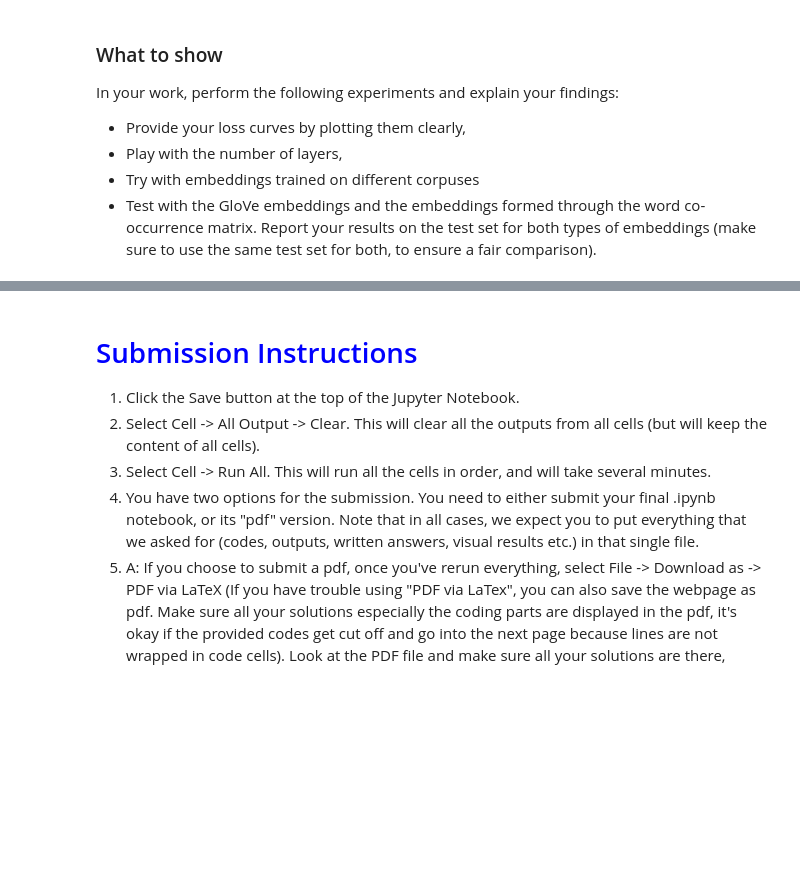
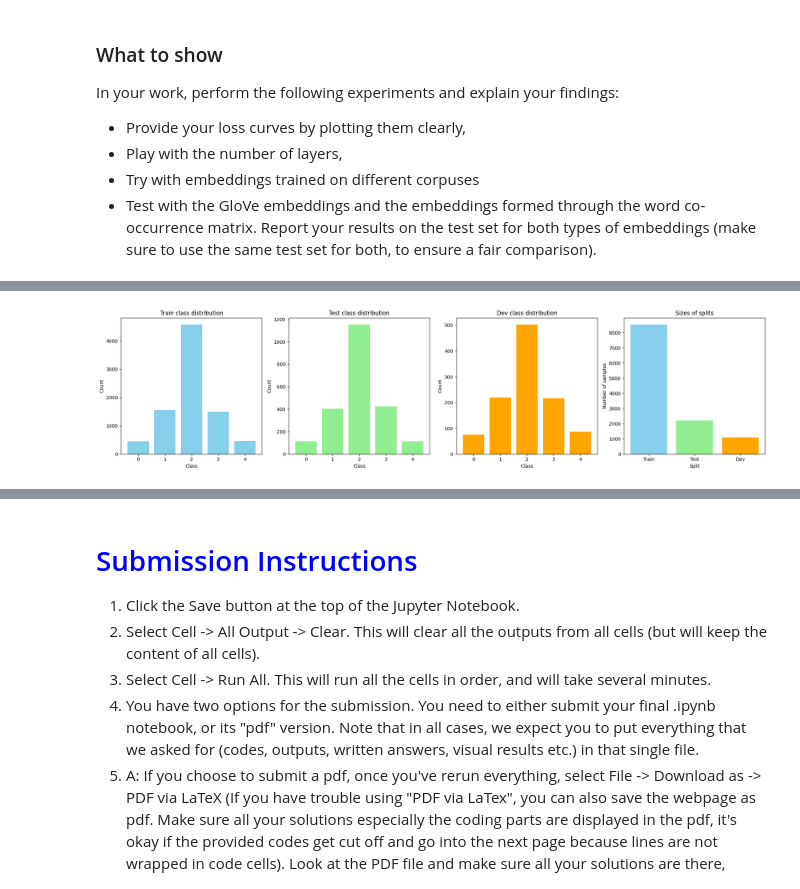
Before and after one commit to Alirzeanoroozi/DL_Assignments, a Jupyter notebook: Assignment 1/anoroozi_assignment1.ipynb, the cells around one changed output, grey strips where cells are left out. Saved outputs shown, nothing was run; the diff lists cells and outputs as text; code cells hidden in the pictures; blank space fills up the shorter version.

```diff
--- a/Assignment 1/anoroozi_assignment1.ipynb
+++ b/Assignment 1/anoroozi_assignment1.ipynb
@@ -643,0 +976,86 @@ In your work, perform the following experiments and explain your findings:
+# %%
+print("Loading data")
+splits = load_sst_data()
+train_data = splits[1]
+test_data = splits[2]
+dev_data = splits[3]
+
+print(len(train_data), "number of train data")
+print(len(test_data), "number of test data")
+print(len(dev_data), "number of dev data")
+
+# Compute label distributions
+all_classes_train = [x[2] for x in train_data]
+all_classes_test = [x[2] for x in test_data]
+all_classes_dev = [x[2] for x in dev_data]
+
+train_sentece_lenmax = max([len(x[1]) for x in train_data])
+dev_sentece_lenmax = max([len(x[1]) for x in dev_data])
+test_sentece_lenmax = max([len(x[1]) for x in test_data])
+
+print(f"Train sentence max length: {train_sentece_lenmax}")
+print(f"Dev sentence max length: {dev_sentece_lenmax}")
+print(f"Test sentence max length: {test_sentece_lenmax}")
+
+train_counter = Counter(all_classes_train)
+test_counter = Counter(all_classes_test)
+dev_counter = Counter(all_classes_dev)
+sizes = {"Train": len(train_data), "Test": len(test_data), "Dev": len(dev_data)}
+
+print(train_counter)
+print(test_counter)
+print(dev_counter)
+
+fig, axs = plt.subplots(1, 4, figsize=(20,5))
+
+# Plot 1: Distribution of classes in train
+axs[0].bar(train_counter.keys(), train_counter.values(), color='skyblue')
+axs[0].set_title("Train class distribution")
+axs[0].set_xlabel("Class")
+axs[0].set_ylabel("Count")
+
+# Plot 2: Distribution of classes in test
+axs[1].bar(test_counter.keys(), test_counter.values(), color='lightgreen')
+axs[1].set_title("Test class distribution")
+axs[1].set_xlabel("Class")
+axs[1].set_ylabel("Count")
+
+# Plot 3: Distribution of classes in dev
+axs[2].bar(dev_counter.keys(), dev_counter.values(), color='orange')
+axs[2].set_title("Dev class distribution")
+axs[2].set_xlabel("Class")
+axs[2].set_ylabel("Count")
+
+# Plot 4: Data size in each split
+splits_names = list(sizes.keys())
+split_sizes = list(sizes.values())
+axs[3].bar(splits_names, split_sizes, color=['skyblue','lightgreen','orange'])
+axs[3].set_title("Sizes of splits")
+axs[3].set_xlabel("Split")
+axs[3].set_ylabel("Number of samples")
+
+plt.tight_layout()
+plt.show()
+
+word2idx = {'<pad>': 0, '<unk>': 1, '<bos>': 2, '<eos>': 3}
+word2idx.update({phrase2id: i for i, phrase2id in enumerate(phrase2id, start=4)})
+glove_matrix = get_glove_matrix(word2idx)
+
+train_dataset = SSTDataset(train_data, word2idx)
+test_dataset = SSTDataset(test_data, word2idx)
+dev_dataset = SSTDataset(dev_data, word2idx)
+
+glove_train_dataset = GloveDataset(train_data, word2idx)
+glove_test_dataset = GloveDataset(test_data, word2idx)
+glove_dev_dataset = GloveDataset(dev_data, word2idx)
+
+batch_size = 16
+
+train_loader = DataLoader(train_dataset, batch_size=batch_size, shuffle=True)
+dev_loader = DataLoader(dev_dataset, batch_size=batch_size)
+test_loader = DataLoader(test_dataset, batch_size=batch_size)
+
+glove_train_loader = DataLoader(glove_train_dataset, batch_size=batch_size, shuffle=True)
+glove_dev_loader = DataLoader(glove_dev_dataset, batch_size=batch_size)
+glove_test_loader = DataLoader(glove_test_dataset, batch_size=batch_size)
+# %% [output]
@@ -643,0 +1072 @@ In your work, perform the following experiments and explain your findings:
+[figure, added]
```
Also changed, not shown: parts of 48 cells of this notebook.
